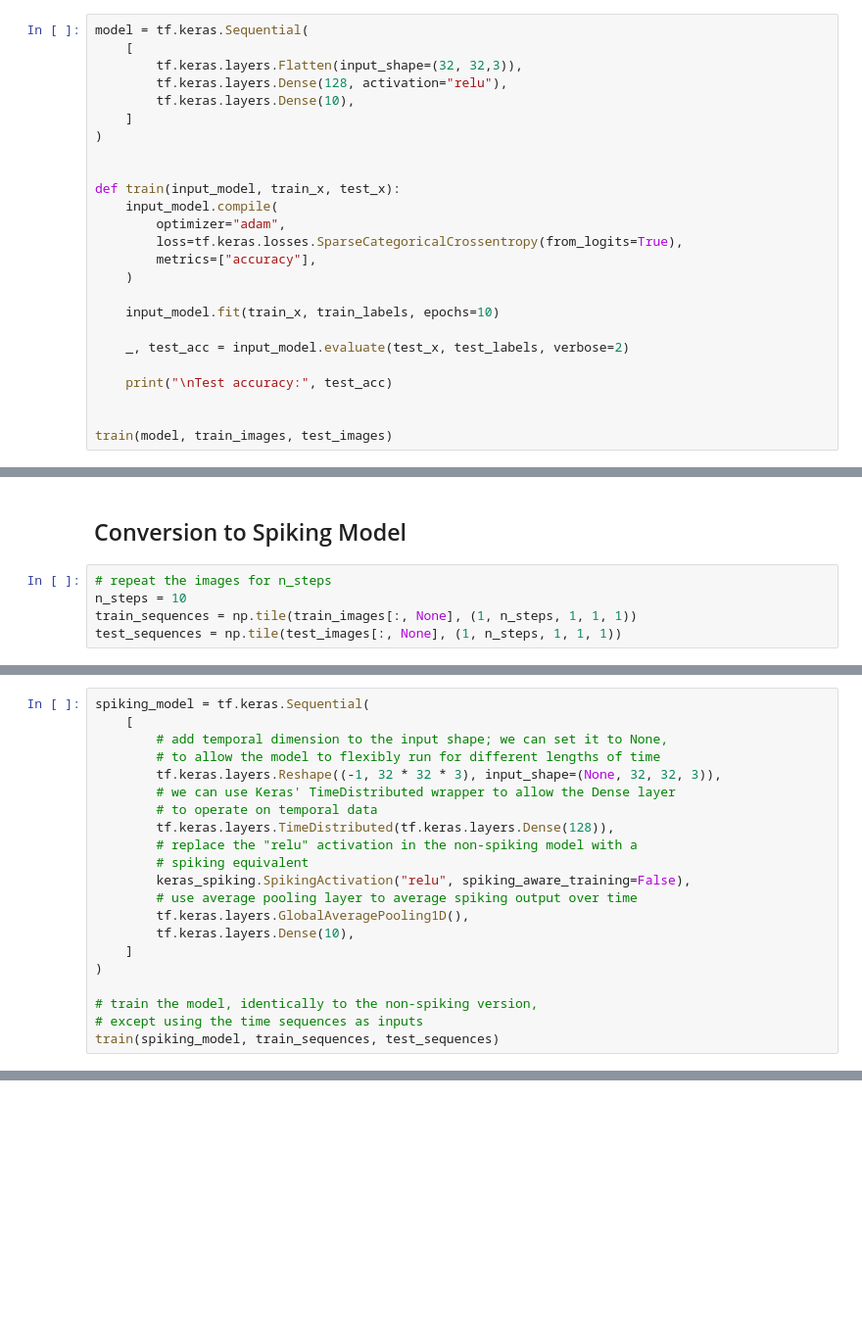
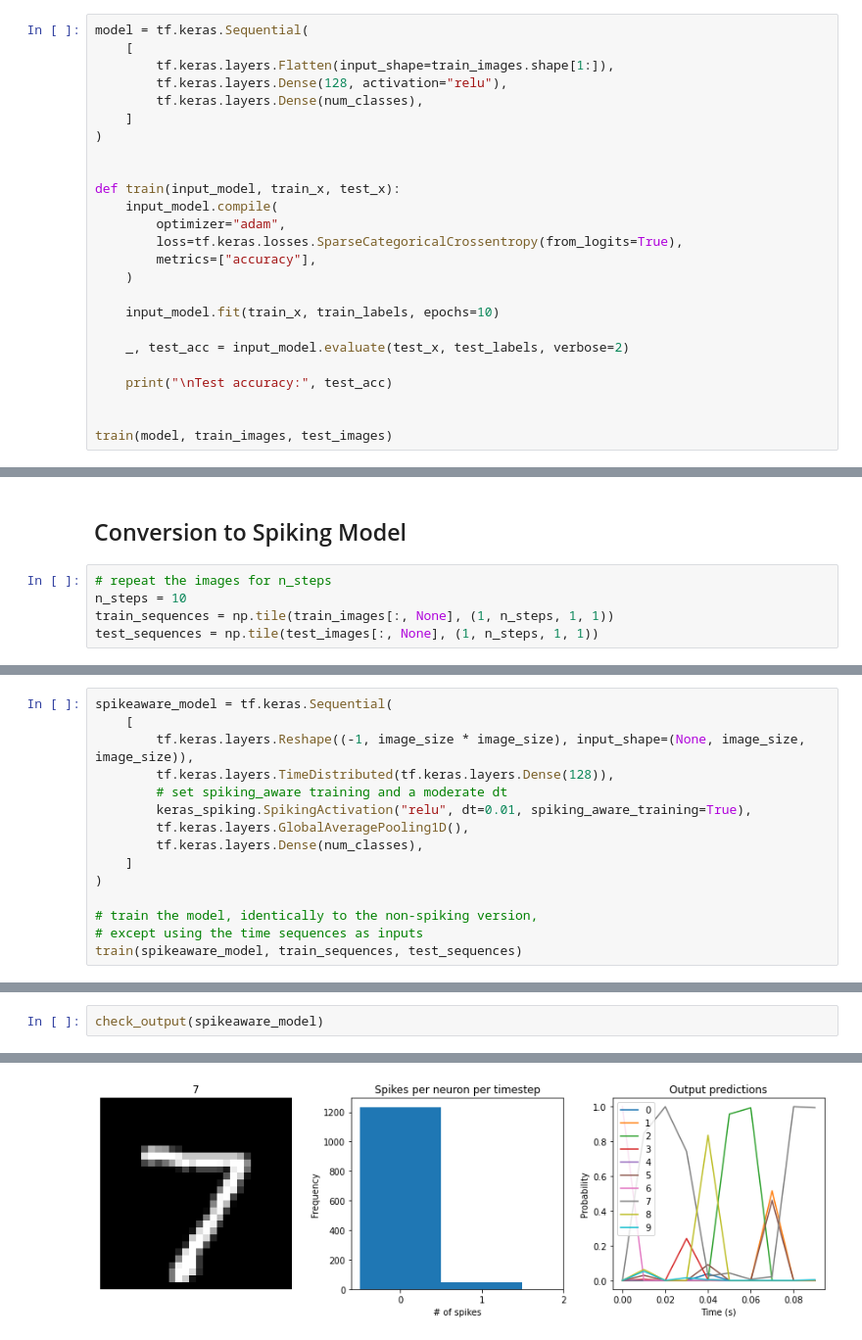
Before and after one commit to justinborromeo/syde-552-project, a Jupyter notebook: experiments/spike_rate_regularization.ipynb, the cells around one changed output, grey strips where cells are left out. Shown at 98% size. Drawn from its saved outputs; the diff is of its cells as text; blank space fills up the shorter version.

```diff
--- a/experiments/spike_rate_regularization.ipynb
+++ b/experiments/spike_rate_regularization.ipynb
@@ -40,9 +37,9 @@ num_classes = len(class_names)
 # %%
 model = tf.keras.Sequential(
     [
-        tf.keras.layers.Flatten(input_shape=(32, 32,3)),
+        tf.keras.layers.Flatten(input_shape=train_images.shape[1:]),
         tf.keras.layers.Dense(128, activation="relu"),
-        tf.keras.layers.Dense(10),
+        tf.keras.layers.Dense(num_classes),
     ]
 )
 
@@ -85,5 +82,5 @@ Test accuracy: 0.3993000090122223
 # %%
 # repeat the images for n_steps
 n_steps = 10
-train_sequences = np.tile(train_images[:, None], (1, n_steps, 1, 1, 1))
-test_sequences = np.tile(test_images[:, None], (1, n_steps, 1, 1, 1))
+train_sequences = np.tile(train_images[:, None], (1, n_steps, 1, 1))
+test_sequences = np.tile(test_images[:, None], (1, n_steps, 1, 1))
@@ -90,22 +89,16 @@ test_sequences = np.tile(test_images[:, None], (1, n_steps, 1, 1, 1))
 # %%
-spiking_model = tf.keras.Sequential(
+spikeaware_model = tf.keras.Sequential(
     [
-        # add temporal dimension to the input shape; we can set it to None,
-        # to allow the model to flexibly run for different lengths of time
-        tf.keras.layers.Reshape((-1, 32 * 32 * 3), input_shape=(None, 32, 32, 3)),
-        # we can use Keras' TimeDistributed wrapper to allow the Dense layer
-        # to operate on temporal data
+        tf.keras.layers.Reshape((-1, image_size * image_size), input_shape=(None, image_size, image_size)),
         tf.keras.layers.TimeDistributed(tf.keras.layers.Dense(128)),
-        # replace the "relu" activation in the non-spiking model with a
-        # spiking equivalent
-        keras_spiking.SpikingActivation("relu", spiking_aware_training=False),
-        # use average pooling layer to average spiking output over time
+        # set spiking_aware training and a moderate dt
+        keras_spiking.SpikingActivation("relu", dt=0.01, spiking_aware_training=True),
         tf.keras.layers.GlobalAveragePooling1D(),
-        tf.keras.layers.Dense(10),
+        tf.keras.layers.Dense(num_classes),
     ]
 )
 
 # train the model, identically to the non-spiking version,
 # except using the time sequences as inputs
-train(spiking_model, train_sequences, test_sequences)
+train(spikeaware_model, train_sequences, test_sequences)
 # %% [output]
@@ -112,0 +216,3 @@ KeyboardInterrupt:
+# %%
+check_output(spikeaware_model)
+# %% [output]
@@ -112,0 +221 @@ KeyboardInterrupt:
+[figure, added]
```
Also changed, not shown: parts of 21 cells of this notebook, 1 other file.
